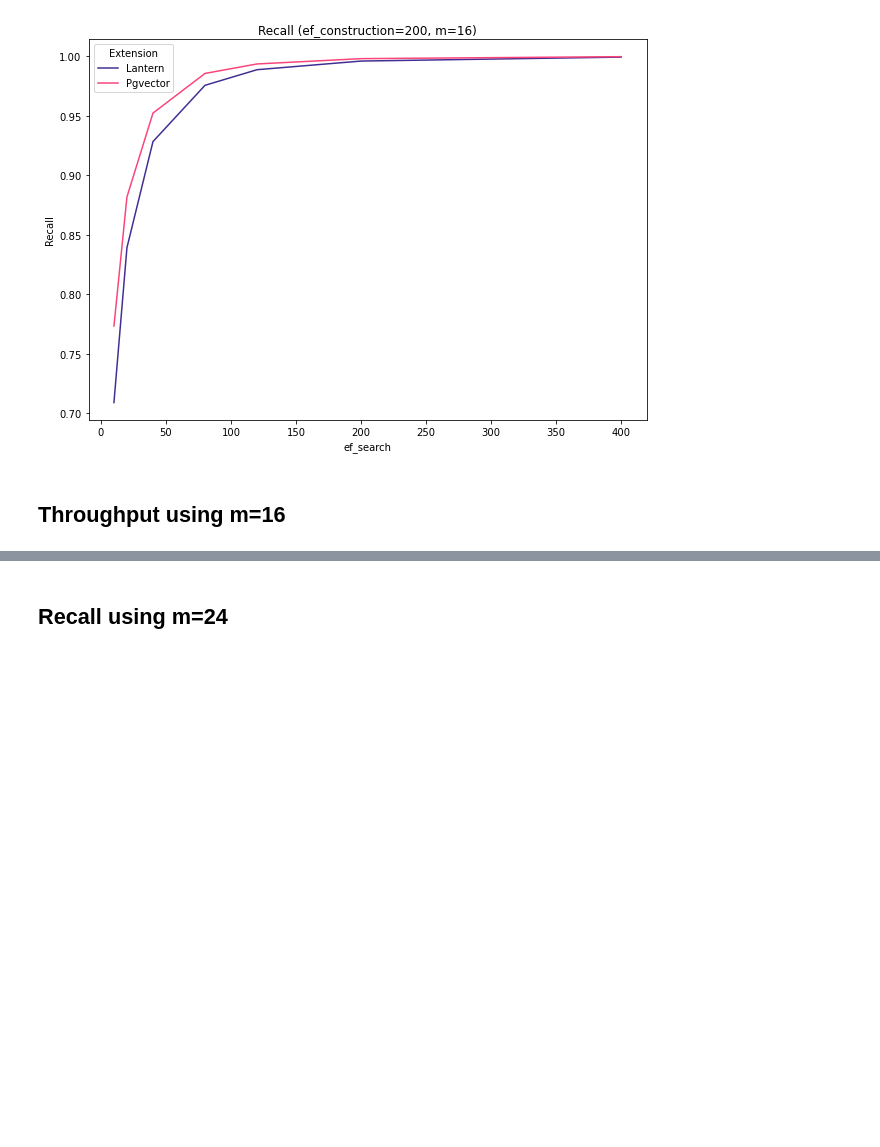
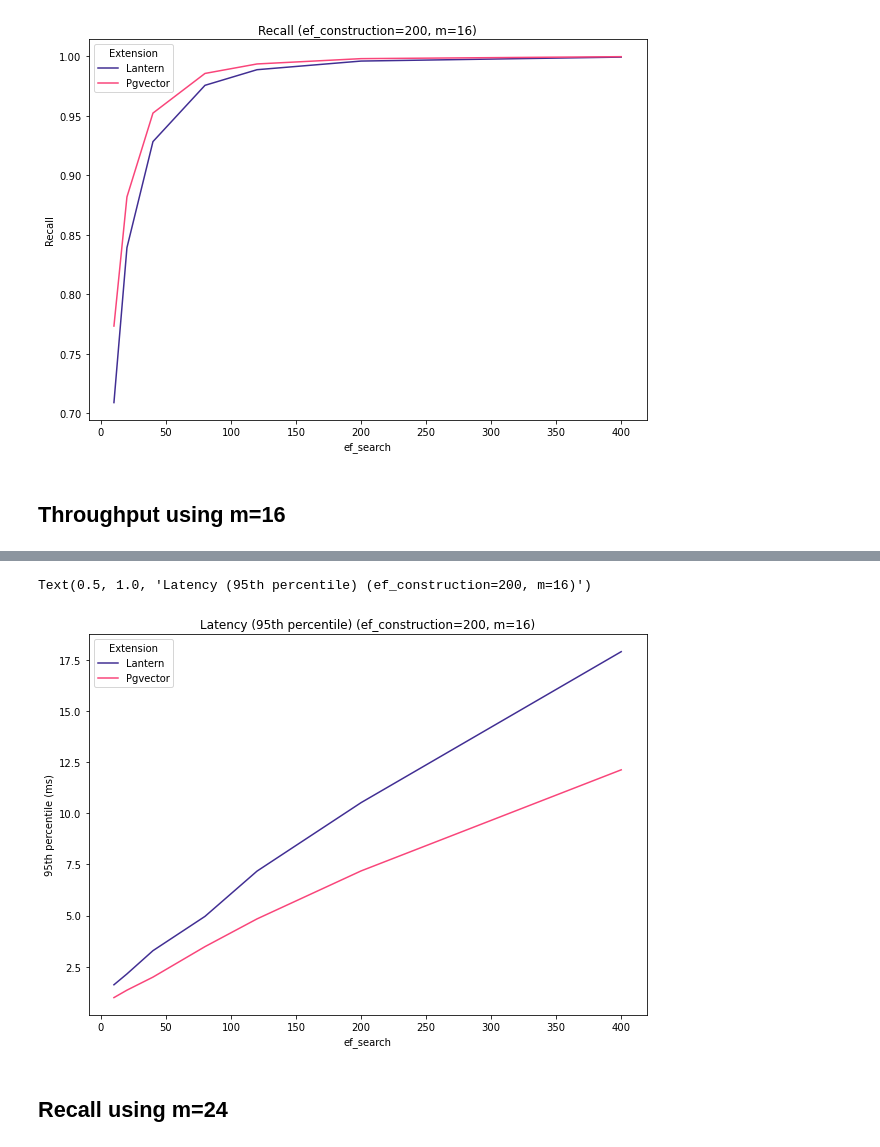
Before and after one commit to binidxaba/lantern-pgvector-comparison, a Jupyter notebook: Results-Comparison-Lantern-Pgvector.ipynb, the cells around one changed output, grey strips where cells are left out. Saved outputs shown, nothing was run; the diff lists cells and outputs as text; code cells hidden in the pictures; blank space fills up the shorter version.

Commit message:
Add latency (p95) plots

```diff
--- a/Results-Comparison-Lantern-Pgvector.ipynb
+++ b/Results-Comparison-Lantern-Pgvector.ipynb
@@ -195,0 +212,4 @@ ax.set_title(f"QPS (ef_construction={ef_construction}, m={m})")
+# %%
+results_piv = df_all_results[df_all_results["m"] == m].pivot(index="ef_search", columns="Extension", values="p95")
+results_piv = results_piv.rename(columns={'lantern': 'Lantern', 'pgvector':'Pgvector'})
+results_piv
@@ -196,3 +227,10 @@ ax.set_title(f"QPS (ef_construction={ef_construction}, m={m})")
+# %%
+ax = results_piv[:-1].plot(color=colors, figsize=(10,7), rot=0)
+ax.set_ylabel("95th percentile (ms)")
+ax.set_title(f"Latency (95th percentile) (ef_construction={ef_construction}, m={m})")
+# %% [output]
+Text(0.5, 1.0, 'Latency (95th percentile) (ef_construction=200, m=16)')
+[figure, added]
 # %% [markdown]
 ## Recall using m=24
 # %%
```
Also changed, not shown: parts of 12 cells of this notebook, 31 other files.
